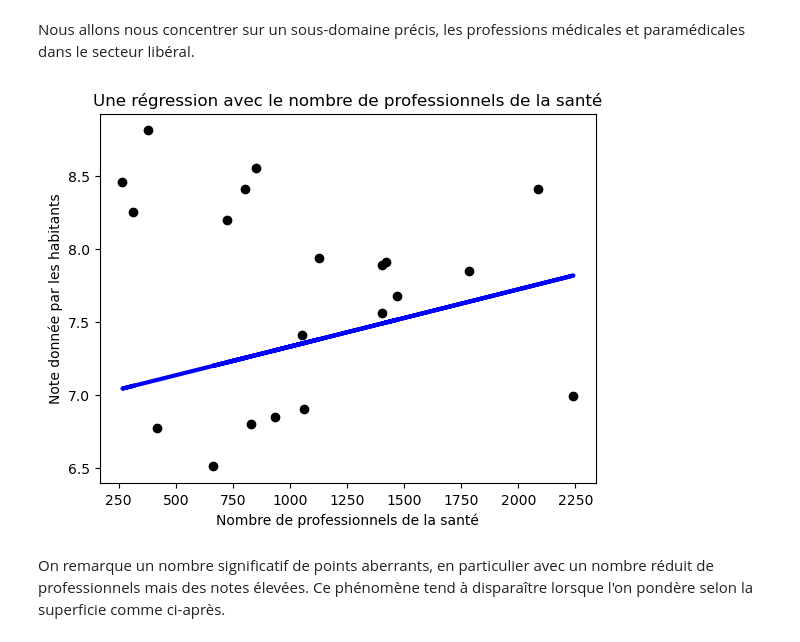
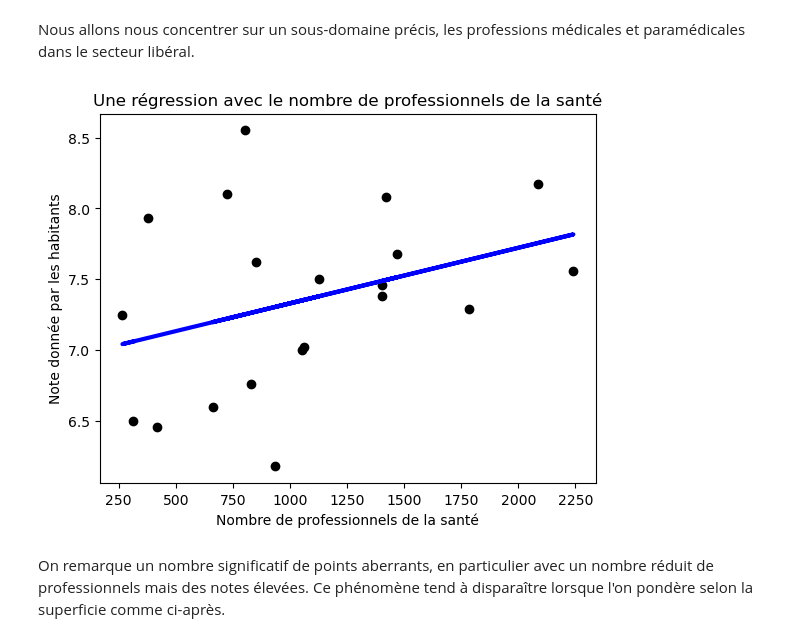
Before and after one commit to solenemoro/Projet_Python_2AENSAE, a Jupyter notebook: Equipements.ipynb, the cells around one changed output. Saved outputs shown, nothing was run; the diff lists cells and outputs as text; code cells hidden in the pictures.

```diff
--- a/Equipements.ipynb
+++ b/Equipements.ipynb
@@ -529,17 +535,17 @@ dicD2 = Nb_SDOM("D2")
 # %%
 # Trying to make a regression with only D2
 listD2 = pd.DataFrame(dicD2.values())
 reg = LinearRegression().fit(listD2, notes_D)
 y_pred = reg.predict(listD2)
 
-plt.scatter(listD2, notes, color="black")
+plt.scatter(listD2, notes_D, color="black")
 plt.plot(listD2, y_pred, color="blue", linewidth=3)
 plt.xlabel('Nombre de professionnels de la santé')
 plt.ylabel('Note donnée par les habitants')
 plt.title('Une régression avec le nombre de professionnels de la santé')
 plt.show()
 # %% [output]
-[figure, old version]
+[figure, new version]
 # %% [markdown]
 On remarque un nombre significatif de points aberrants, en particulier avec un nombre réduit de professionnels mais des notes élevées. Ce phénomène tend à disparaître lorsque l'on pondère selon la superficie comme ci-après.
 # %%
```
Also changed, not shown: parts of 14 cells of this notebook, 1 other file.
